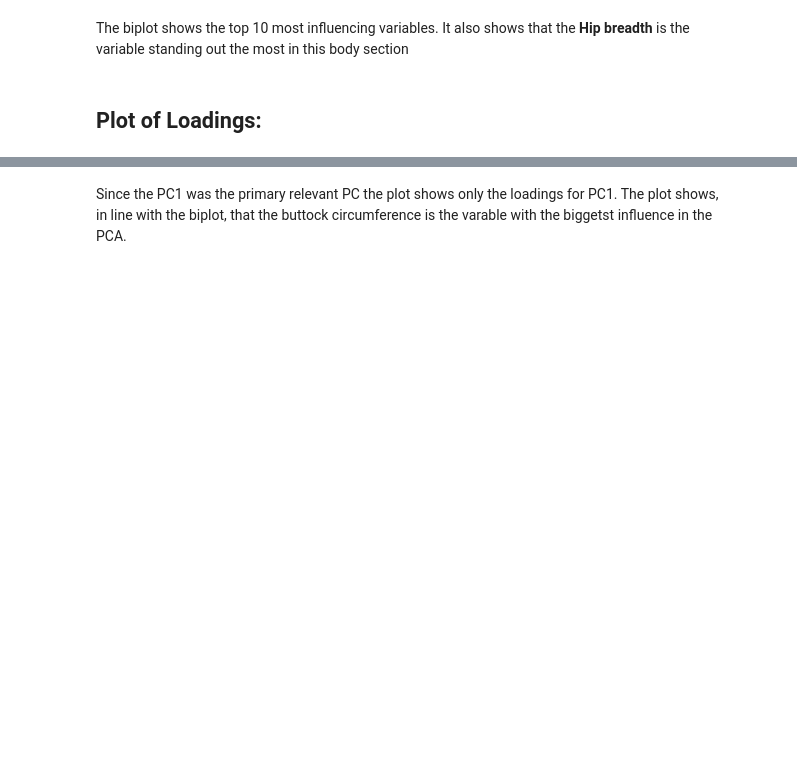
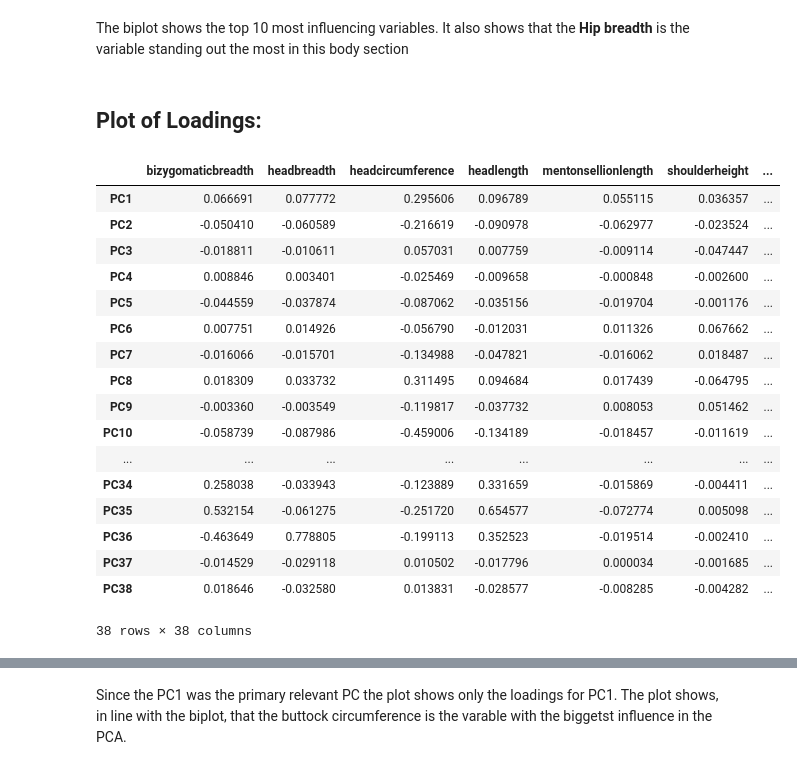
Before and after one commit to jobindjohn/anthromass, a Jupyter notebook: anthropmass/nbs/322_anthro_pca_viz_all.ipynb, the cells around one changed output, grey strips where cells are left out. Saved outputs shown, nothing was run; the diff lists cells and outputs as text; code cells hidden in the pictures; blank space fills up the shorter version.

```diff
--- a/anthropmass/nbs/322_anthro_pca_viz_all.ipynb
+++ b/anthropmass/nbs/322_anthro_pca_viz_all.ipynb
@@ -159,4 +159,25 @@ PC2_plot_biplot(ansur,ansur_scaled,all,'All','Gender')
 The biplot shows the top 10 most influencing variables. It also shows that the **Hip breadth** is the variable standing out the most in this body section
 # %% [markdown]
 ## Plot of Loadings:
+# %%
+loadings_function(ansur_scaled,all)
+# %% [output]
+|  | bizygomaticbreadth | headbreadth | headcircumference | headlength | mentonsellionlength | shoulderheight | ... |
+| PC1 | 0.066691 | 0.077772 | 0.295606 | 0.096789 | 0.055115 | 0.036357 | ... |
+| PC2 | -0.050410 | -0.060589 | -0.216619 | -0.090978 | -0.062977 | -0.023524 | ... |
+| PC3 | -0.018811 | -0.010611 | 0.057031 | 0.007759 | -0.009114 | -0.047447 | ... |
+| PC4 | 0.008846 | 0.003401 | -0.025469 | -0.009658 | -0.000848 | -0.002600 | ... |
+| PC5 | -0.044559 | -0.037874 | -0.087062 | -0.035156 | -0.019704 | -0.001176 | ... |
+| PC6 | 0.007751 | 0.014926 | -0.056790 | -0.012031 | 0.011326 | 0.067662 | ... |
+| PC7 | -0.016066 | -0.015701 | -0.134988 | -0.047821 | -0.016062 | 0.018487 | ... |
+| PC8 | 0.018309 | 0.033732 | 0.311495 | 0.094684 | 0.017439 | -0.064795 | ... |
+| PC9 | -0.003360 | -0.003549 | -0.119817 | -0.037732 | 0.008053 | 0.051462 | ... |
+| PC10 | -0.058739 | -0.087986 | -0.459006 | -0.134189 | -0.018457 | -0.011619 | ... |
+| ... | ... | ... | ... | ... | ... | ... | ... |
+| PC34 | 0.258038 | -0.033943 | -0.123889 | 0.331659 | -0.015869 | -0.004411 | ... |
+| PC35 | 0.532154 | -0.061275 | -0.251720 | 0.654577 | -0.072774 | 0.005098 | ... |
+| PC36 | -0.463649 | 0.778805 | -0.199113 | 0.352523 | -0.019514 | -0.002410 | ... |
+| PC37 | -0.014529 | -0.029118 | 0.010502 | -0.017796 | 0.000034 | -0.001685 | ... |
+| PC38 | 0.018646 | -0.032580 | 0.013831 | -0.028577 | -0.008285 | -0.004282 | ... |
+38 rows × 38 columns
 # %%
```
Also changed, not shown: parts of 4 cells of this notebook, 12 other files.
